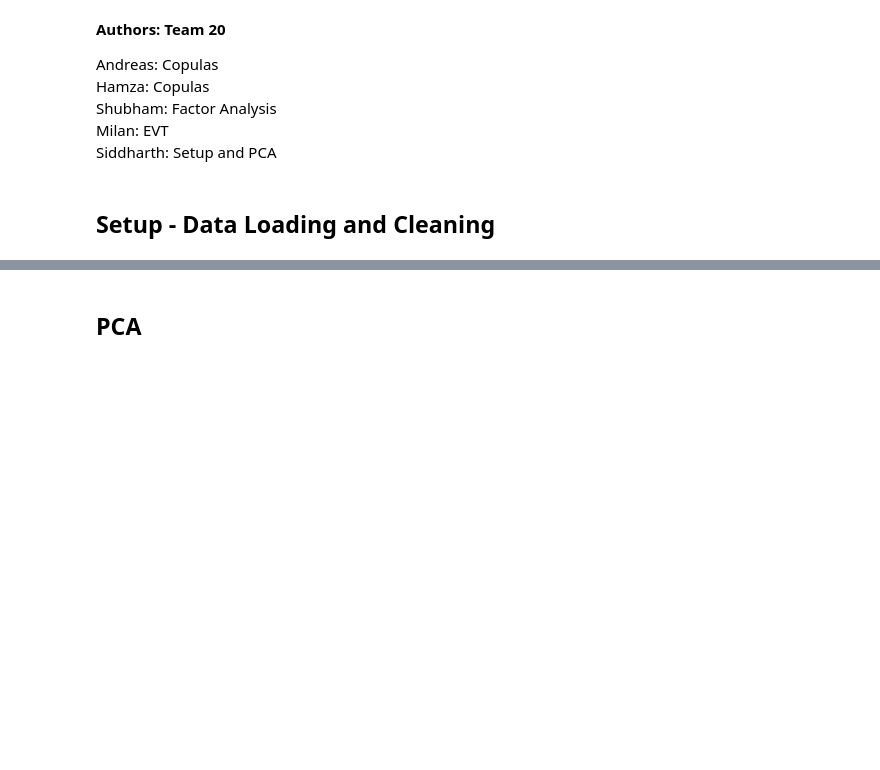
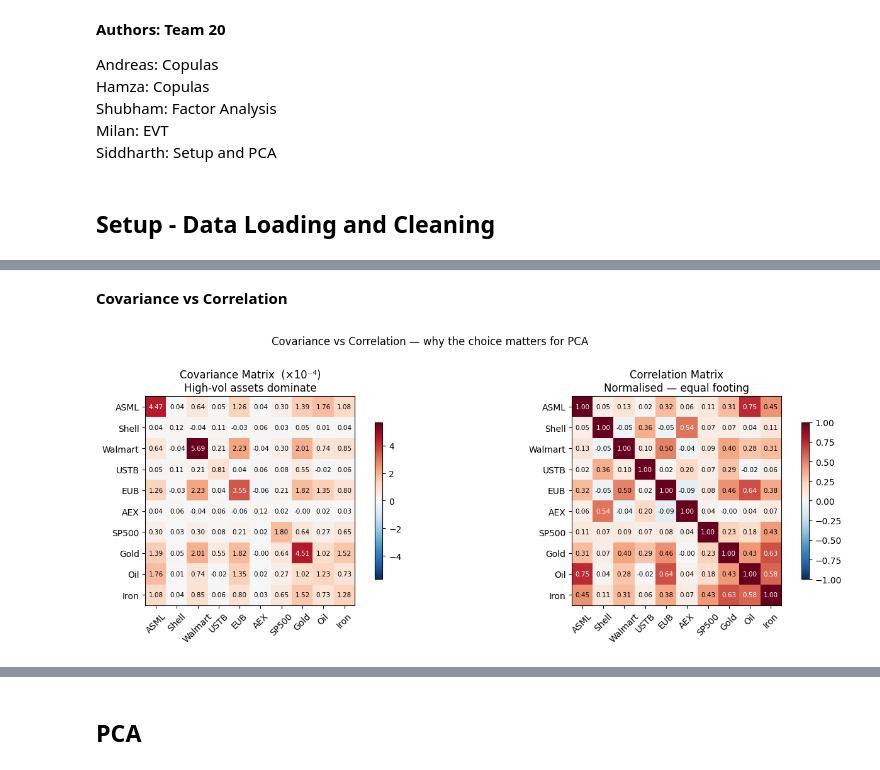
Before and after one commit to siddharthyashkukreja-cloud/QFRM_Assignments, a Jupyter notebook: Assignment_3/analysis.ipynb, the cells around one changed output, grey strips where cells are left out. Saved outputs shown, nothing was run; the diff lists cells and outputs as text; code cells hidden in the pictures; blank space fills up the shorter version.

```diff
--- a/Assignment_3/analysis.ipynb
+++ b/Assignment_3/analysis.ipynb
@@ -99,0 +146,30 @@ Shape: (2476, 10))
+# %% [markdown]
+__Covariance vs Correlation__
+# %%
+cov  = returns.cov()
+
+fig, axes = plt.subplots(1, 2, figsize=(14, 5))
+
+for ax, mat, title, fmt in zip(
+    axes,
+    [cov * 1e4, corr],
+    ["Covariance Matrix  (×10⁻⁴)\nHigh-vol assets dominate",
+     "Correlation Matrix\nNormalised — equal footing"],
+    [".2f", ".2f"]
+):
+    im = ax.imshow(mat.values, cmap="RdBu_r",
+                   vmin=-mat.abs().max().max(), vmax=mat.abs().max().max())
+    ax.set(xticks=range(len(mat)), xticklabels=mat.columns,
+           yticks=range(len(mat)), yticklabels=mat.columns, title=title)
+    for i in range(len(mat)):
+        for j in range(len(mat)):
+            ax.text(j, i, f"{mat.iloc[i,j]:{fmt}}", ha="center", va="center",
+                    fontsize=7.5, color="white" if abs(mat.iloc[i,j]/mat.values.max()) > 0.5 else "black")
+    ax.tick_params(axis="x", rotation=45)
+    plt.colorbar(im, ax=ax, shrink=0.75)
+
+plt.suptitle("Covariance vs Correlation — why the choice matters for PCA", y=1.01, fontsize=12)
+plt.tight_layout()
+plt.show()
+# %% [output]
+[figure, added]
```
Also changed, not shown: parts of 10 cells of this notebook.
